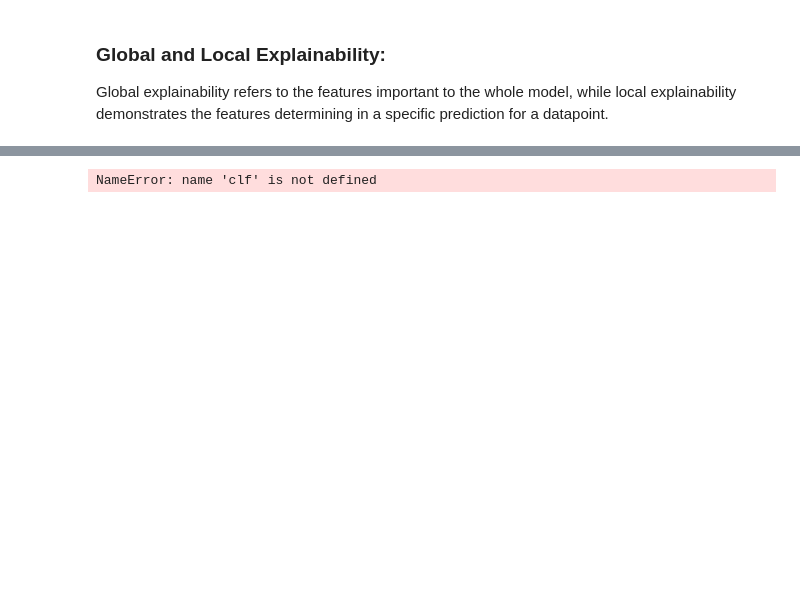
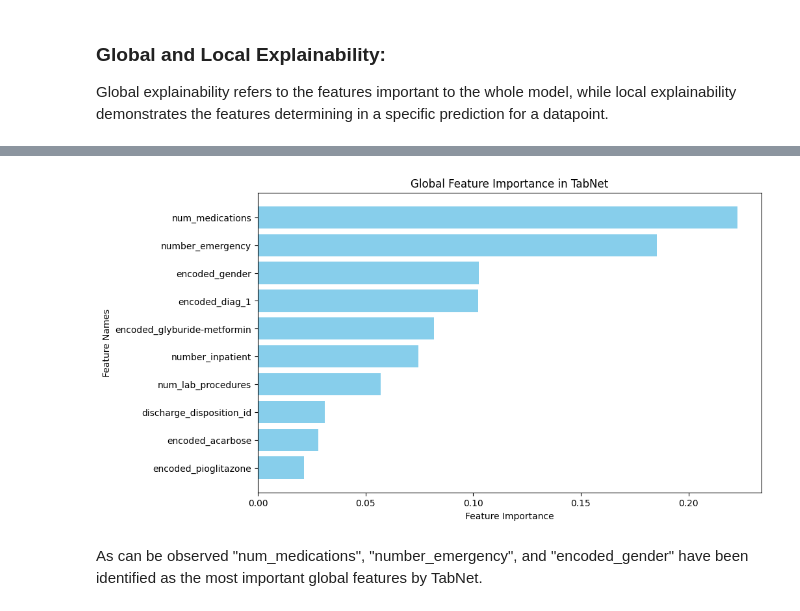
Before and after one commit to VectorInstitute/interpretability, a Jupyter notebook: reference_implementations/Intepretable-models/Tabular/TabNet/TabNet.ipynb, the cells around one changed output, grey strips where cells are left out. Cells and saved outputs as stored; diff of their text form; code cells hidden in the pictures; blank space fills up the shorter version.

```diff
--- a/reference_implementations/Intepretable-models/Tabular/TabNet/TabNet.ipynb
+++ b/reference_implementations/Intepretable-models/Tabular/TabNet/TabNet.ipynb
@@ -76,14 +82,11 @@ def process_csv(df):
     return df
 # %%
 # data loading and preparation
-data = pd.read_csv("/Users/ananyaraval/workspace/interpretability-bootcamp/data/US_130/diabetic_data.csv")
-df = process_csv(data)
+data = pd.read_csv("diabetic_data.csv")
+df = process_us_130_csv(data)
 df.index=range(df.shape[0])
-    # categorical_columns = df.select_dtypes(include=['object', 'category']).columns
 X , y = df.drop("readmitted_binarized",axis=1) , df["readmitted_binarized"]
-    # embedded_cols = {n: len(col.cat.categories) for n,col in X[categorical_columns].items() if len(col.cat.categories) > 2}
-    # embedded_col_names = embedded_cols.keys()
-    # embedding_sizes = [(n_categories, min(50, (n_categories+1)//2)) for _,n_categories in embedded_cols.items()]
+
 k = 5
 indices = np.arange(len(X))
 np.random.shuffle(indices)
@@ -119,0 +215,10 @@ As can be observed
+# %%
+# global explainabilit
+# Convert feature importances to a DataFrame
+importance_df = pd.DataFrame({"Feature": X_train.columns, "Importance": clf.feature_importances_})
+
+# Sort by importance values in descending order
+importance_df = importance_df.sort_values(by="Importance", ascending=False)
+
+# Display the sorted values
+print(importance_df)
@@ -120,5 +243,17 @@ As can be observed
+# %%
+# Plot the most important features
+importance_df = importance_df.nlargest(10, "Importance")
+plt.figure(figsize=(10, 6))
+plt.barh(importance_df["Feature"], importance_df["Importance"], color="skyblue")
+plt.xlabel("Feature Importance")
+plt.ylabel("Feature Names")
+plt.title("Global Feature Importance in TabNet")
+plt.gca().invert_yaxis()  # Invert y-axis to show the most important at the top
+plt.show()
+# %% [output]
+[figure, added]
+# %% [markdown]
+As can be observed "num_medications", "number_emergency", and "encoded_gender" have been identified as the most important global features by TabNet.
 # %%
 # local explainability
-explain_matrix, masks = clf.explain(X_test)
+explain_matrix, masks = clf.explain(np.array(X_test))
-# %% [output]
-NameError: name 'clf' is not defined
```
Also changed, not shown: parts of 23 cells of this notebook, 1 other file.
